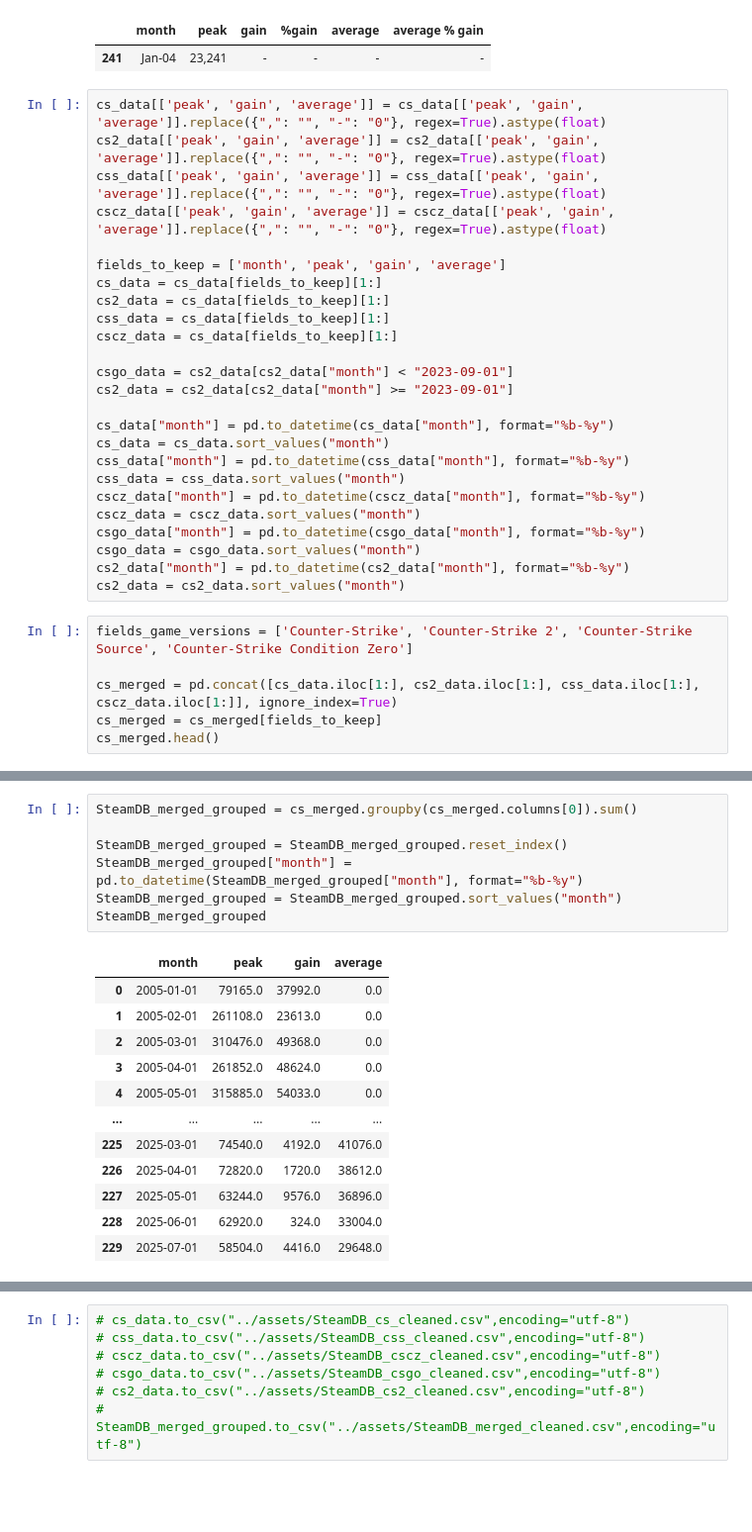
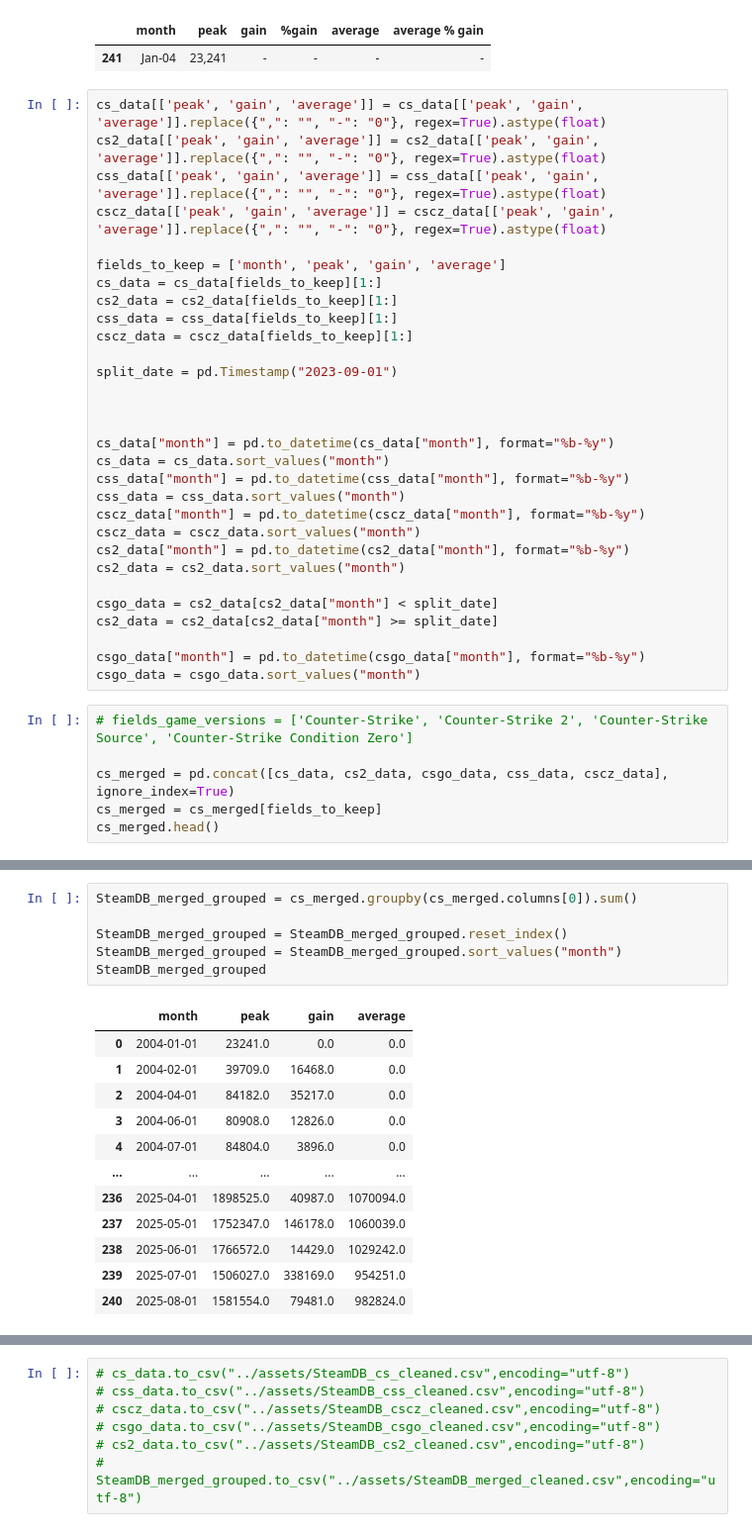
Before and after one commit to Axewuf/Beyond-The-Crosshair, a Jupyter notebook: notebooks/BeyondTheCrosshair.ipynb, the cells around one changed output, grey strips where cells are left out. Shown: that part at 99% size. Drawn from its saved outputs; the diff is of its cells as text; blank space fills up the shorter version.

Commit message:
fixed steamdb data and steamdb chart complete

```diff
--- a/notebooks/BeyondTheCrosshair.ipynb
+++ b/notebooks/BeyondTheCrosshair.ipynb
@@ -36,12 +36,13 @@ cscz_data[['peak', 'gain', 'average']] = cscz_data[['peak', 'gain', 'average']].
 
 fields_to_keep = ['month', 'peak', 'gain', 'average']
 cs_data = cs_data[fields_to_keep][1:]
-cs2_data = cs_data[fields_to_keep][1:]
-css_data = cs_data[fields_to_keep][1:]
-cscz_data = cs_data[fields_to_keep][1:]
+cs2_data = cs2_data[fields_to_keep][1:]
+css_data = css_data[fields_to_keep][1:]
+cscz_data = cscz_data[fields_to_keep][1:]
 
-csgo_data = cs2_data[cs2_data["month"] < "2023-09-01"]
-cs2_data = cs2_data[cs2_data["month"] >= "2023-09-01"]
+split_date = pd.Timestamp("2023-09-01")
+
+
 
 cs_data["month"] = pd.to_datetime(cs_data["month"], format="%b-%y")
 cs_data = cs_data.sort_values("month")
@@ -49,14 +50,18 @@ css_data["month"] = pd.to_datetime(css_data["month"], format="%b-%y")
 css_data = css_data.sort_values("month")
 cscz_data["month"] = pd.to_datetime(cscz_data["month"], format="%b-%y")
 cscz_data = cscz_data.sort_values("month")
+cs2_data["month"] = pd.to_datetime(cs2_data["month"], format="%b-%y")
+cs2_data = cs2_data.sort_values("month")
+
+csgo_data = cs2_data[cs2_data["month"] < split_date]
+cs2_data = cs2_data[cs2_data["month"] >= split_date]
+
 csgo_data["month"] = pd.to_datetime(csgo_data["month"], format="%b-%y")
 csgo_data = csgo_data.sort_values("month")
-cs2_data["month"] = pd.to_datetime(cs2_data["month"], format="%b-%y")
-cs2_data = cs2_data.sort_values("month")
 # %%
-fields_game_versions = ['Counter-Strike', 'Counter-Strike 2', 'Counter-Strike Source', 'Counter-Strike Condition Zero']
+# fields_game_versions = ['Counter-Strike', 'Counter-Strike 2', 'Counter-Strike Source', 'Counter-Strike Condition Zero']
 
-cs_merged = pd.concat([cs_data.iloc[1:], cs2_data.iloc[1:], css_data.iloc[1:], cscz_data.iloc[1:]], ignore_index=True)
+cs_merged = pd.concat([cs_data, cs2_data, csgo_data, css_data, cscz_data], ignore_index=True)
 cs_merged = cs_merged[fields_to_keep]
 cs_merged.head()
 # %% [output]
@@ -69,20 +74,19 @@ cs_merged.head()
 # %%
 SteamDB_merged_grouped = cs_merged.groupby(cs_merged.columns[0]).sum()
 
 SteamDB_merged_grouped = SteamDB_merged_grouped.reset_index()
-SteamDB_merged_grouped["month"] = pd.to_datetime(SteamDB_merged_grouped["month"], format="%b-%y")
 SteamDB_merged_grouped = SteamDB_merged_grouped.sort_values("month")
 SteamDB_merged_grouped
 # %% [output]
 |  | month | peak | gain | average |
-| 0 | 2005-01-01 | 79165.0 | 37992.0 | 0.0 |
-| 1 | 2005-02-01 | 261108.0 | 23613.0 | 0.0 |
-| 2 | 2005-03-01 | 310476.0 | 49368.0 | 0.0 |
-| 3 | 2005-04-01 | 261852.0 | 48624.0 | 0.0 |
-| 4 | 2005-05-01 | 315885.0 | 54033.0 | 0.0 |
+| 0 | 2004-01-01 | 23241.0 | 0.0 | 0.0 |
+| 1 | 2004-02-01 | 39709.0 | 16468.0 | 0.0 |
+| 2 | 2004-04-01 | 84182.0 | 35217.0 | 0.0 |
+| 3 | 2004-06-01 | 80908.0 | 12826.0 | 0.0 |
+| 4 | 2004-07-01 | 84804.0 | 3896.0 | 0.0 |
 | ... | ... | ... | ... | ... |
-| 225 | 2025-03-01 | 74540.0 | 4192.0 | 41076.0 |
-| 226 | 2025-04-01 | 72820.0 | 1720.0 | 38612.0 |
-| 227 | 2025-05-01 | 63244.0 | 9576.0 | 36896.0 |
-| 228 | 2025-06-01 | 62920.0 | 324.0 | 33004.0 |
-| 229 | 2025-07-01 | 58504.0 | 4416.0 | 29648.0 |
+| 236 | 2025-04-01 | 1898525.0 | 40987.0 | 1070094.0 |
+| 237 | 2025-05-01 | 1752347.0 | 146178.0 | 1060039.0 |
+| 238 | 2025-06-01 | 1766572.0 | 14429.0 | 1029242.0 |
+| 239 | 2025-07-01 | 1506027.0 | 338169.0 | 954251.0 |
+| 240 | 2025-08-01 | 1581554.0 | 79481.0 | 982824.0 |
```
Also changed, not shown: parts of 7 cells of this notebook, 6 other files.
